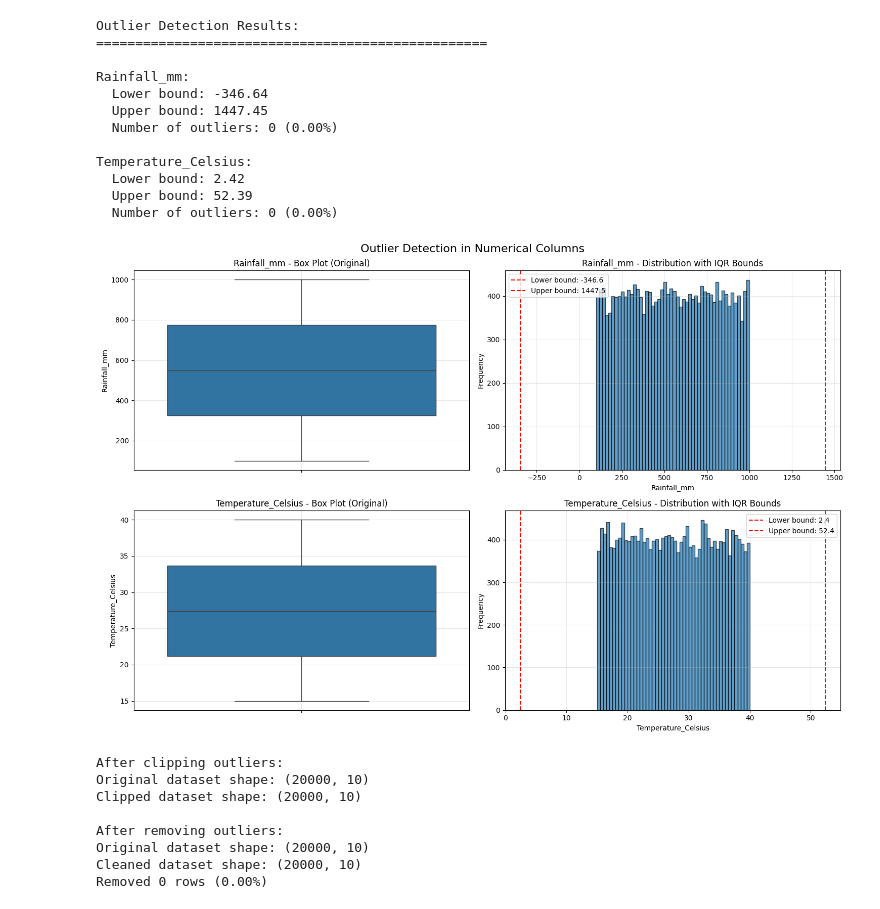
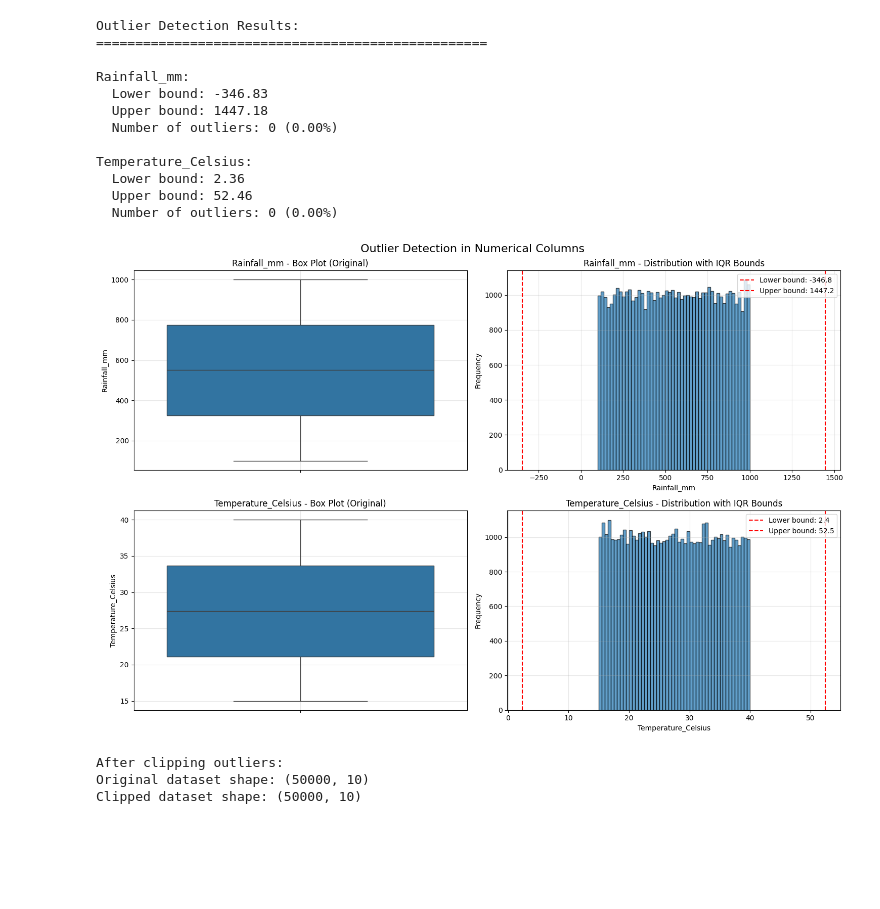
Before and after one commit to sriharini-06/Crop-Yield-Prediction, a Jupyter notebook: ML.ipynb, the cells around one changed output. Saved outputs shown, nothing was run; the diff lists cells and outputs as text; code cells hidden in the pictures; blank space fills up the shorter version.

```diff
--- a/ML.ipynb
+++ b/ML.ipynb
@@ -14,6 +18,6 @@ from sklearn.metrics import mean_absolute_error, mean_squared_error, r2_score
 # %%
 # Load the dataset
-df = pd.read_csv('crop_yield.csv').sample(n=20000, random_state=42)
+df = pd.read_csv('crop_yield.csv').sample(n=50000, random_state=42)
 # %%
 
 # Display basic information about the dataset
@@ -162,18 +166,11 @@ for i, col in enumerate(numerical_cols):
 plt.tight_layout()
 plt.show()
 
-# Function to clip outliers
+# Function to clip or remove outliers
+
 def clip_outliers(data, columns, method='clip'):
     """
     Remove or clip outliers from specified columns
-
-    Parameters:
-    data: DataFrame
-    columns: list of column names
-    method: 'clip' to clip values to bounds, 'remove' to remove outlier rows
-
-    Returns:
-    DataFrame with outliers handled
     """
     data_cleaned = data.copy()
 
@@ -192,58 +189,62 @@ def clip_outliers(data, columns, method='clip'):
             ]
 
     return data_cleaned
 
-# Example: Clip outliers
+# Example: Clip outliers and update dataset
+# Note: make sure to run the following lines after any change to df (e.g. re-sampling)
 df_clipped = clip_outliers(df, numerical_cols, method='clip')
 print(f"\nAfter clipping outliers:")
 print(f"Original dataset shape: {df.shape}")
 print(f"Clipped dataset shape: {df_clipped.shape}")
 
-# Example: Remove outliers
-df_removed = clip_outliers(df, numerical_cols, method='remove')
-print(f"\nAfter removing outliers:")
-print(f"Original dataset shape: {df.shape}")
-print(f"Cleaned dataset shape: {df_removed.shape}")
-print(f"Removed {df.shape[0] - df_removed.shape[0]} rows ({(df.shape[0] - df_removed.shape[0])/df.shape[0]*100:.2f}%)")
+# Assign clipped data to df for downstream work
+df = df_clipped.copy()
 
-# Compare distributions before and after cleaning
+# Re-encode and rescale after cleaning
+
+df_encoded = pd.get_dummies(df, columns=categorical_columns, drop_first=False)
+
+X = df_encoded.drop('Yield_tons_per_hectare', axis=1)
+y = df_encoded['Yield_tons_per_hectare']
+
+# Re-initialize scaler and scale numeric features
+scaler = StandardScaler()
+X_scaled = X.copy()
+X_scaled[numerical_cols + ['Days_to_Harvest']] = scaler.fit_transform(X[numerical_cols + ['Days_to_Harvest']])
+
+# Example: Remove outliers if desired
+# df_removed = clip_outliers(df, numerical_cols, method='remove')
+# print(f"\nAfter removing outliers:")
+# ...
+
+# Compare distributions before and after cleaning (optional visualization)
 fig, axes = plt.subplots(2, 3, figsize=(18, 10))
 fig.suptitle('Comparison: Original vs Cleaned Data', fontsize=16)
 
 for i, col in enumerate(numerical_cols):
-    # Original
     sns.boxplot(data=df, y=col, ax=axes[i, 0])
     axes[i, 0].set_title(f'{col} - Original')
-
-    # Clipped
     sns.boxplot(data=df_clipped, y=col, ax=axes[i, 1])
     axes[i, 1].set_title(f'{col} - Clipped')
-
-    # Removed
-    sns.boxplot(data=df_removed, y=col, ax=axes[i, 2])
-    axes[i, 2].set_title(f'{col} - Outliers Removed')
+    sns.boxplot(data=df_removed if 'df_removed' in locals() else df_clipped, y=col, ax=axes[i, 2])
+    axes[i, 2].set_title(f'{col} - Outliers Removed' if 'df_removed' in locals() else f'{col} - Clipped')
 
 plt.tight_layout()
 plt.show()
 # %% [output]
 Outlier Detection Results:
 ==================================================
 
 Rainfall_mm:
-  Lower bound: -346.64
-  Upper bound: 1447.45
+  Lower bound: -346.83
+  Upper bound: 1447.18
   Number of outliers: 0 (0.00%)
 
 Temperature_Celsius:
-  Lower bound: 2.42
-  Upper bound: 52.39
+  Lower bound: 2.36
+  Upper bound: 52.46
   Number of outliers: 0 (0.00%)
-[figure, old version]
+[figure, new version]
 After clipping outliers:
-Original dataset shape: (20000, 10)
-Clipped dataset shape: (20000, 10)
-
-After removing outliers:
-Original dataset shape: (20000, 10)
-Cleaned dataset shape: (20000, 10)
-Removed 0 rows (0.00%)
+Original dataset shape: (50000, 10)
+Clipped dataset shape: (50000, 10)
```
Also changed, not shown: parts of 12 cells of this notebook.
